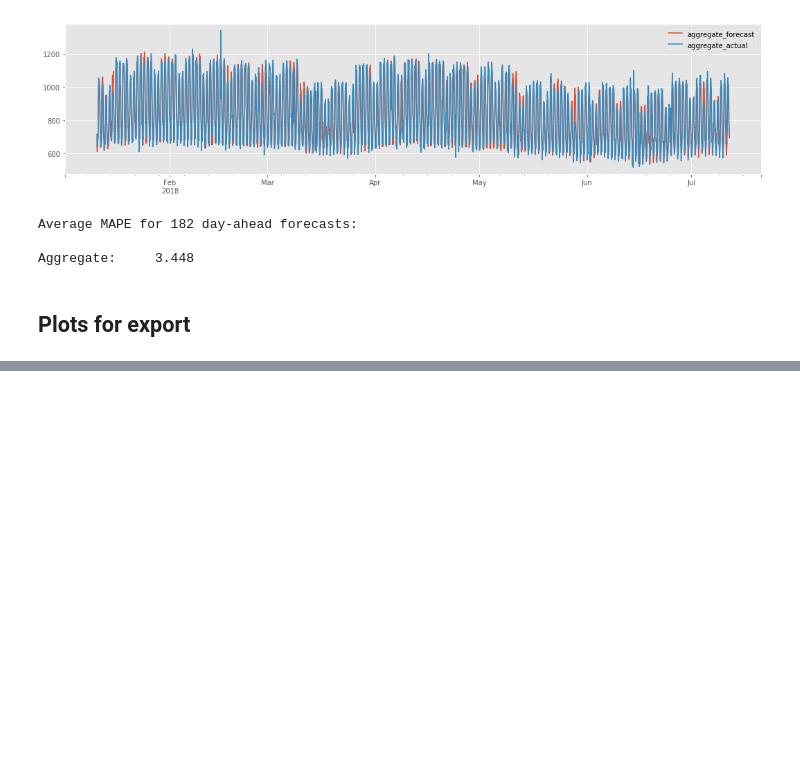
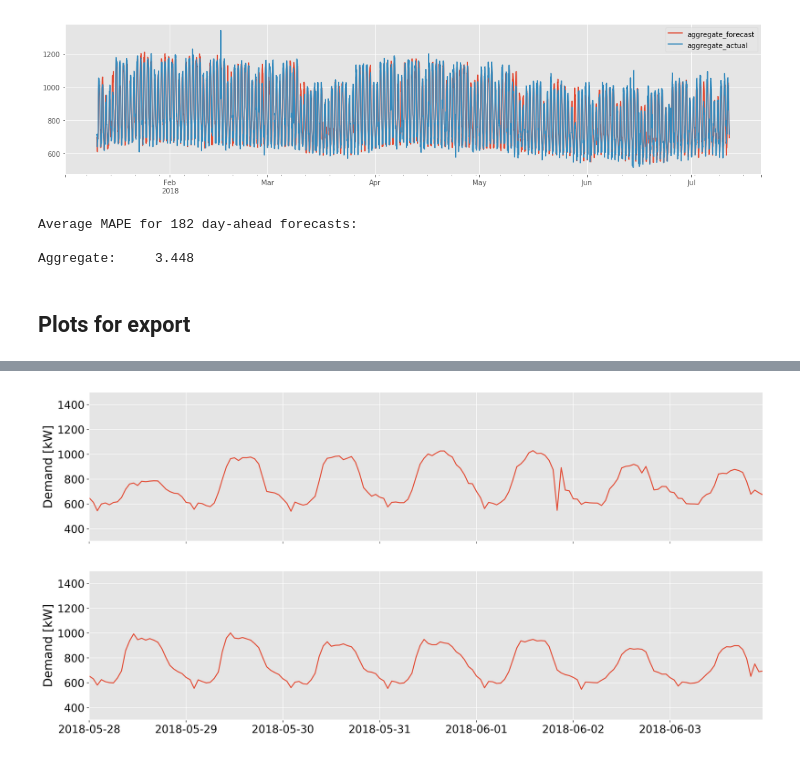
Before and after one commit to kevinkoste/university-load-forecasting, a Jupyter notebook: prediction/SARIMA.ipynb, the cells around one changed output, grey strips where cells are left out. Drawn from its saved outputs; the diff is of its cells as text; code cells hidden in the pictures; blank space fills up the shorter version.

```diff
--- a/prediction/SARIMA.ipynb
+++ b/prediction/SARIMA.ipynb
@@ -198,0 +218,27 @@ results['cluster3_forecast'].plot()
+# %%
+# unused subplots template
+
+fig, [ax1,ax2] = plt.subplots(nrows=2,ncols=1,figsize=(18,9),dpi=400,sharex=True)
+
+ax1.plot(results.index,results['aggregate_actual'].values)
+ax1.set_ylabel('Demand [kW]',color='k',size=18)
+ax1.set_ylim(300,1500)
+ax1.tick_params(axis='y',colors='k',labelsize=16)
+
+ax2.plot(results.index,results['aggregate_forecast'].values)
+ax2.set_ylabel('Demand [kW]',color='k',size=18)
+ax2.set_ylim(300,1500)
+ax2.tick_params(axis='y',colors='k',labelsize=16)
+
+# ax2.set_xlim('2018-02-01 00:00:00', '2018-02-28 23:00:00')
+# ax2.set_xlim('2018-03-01 00:00:00', '2018-03-31 23:00:00')
+# ax2.set_xlim('2018-04-01 00:00:00', '2018-04-30 23:00:00')
+# ax2.set_xlim('2018-05-01 00:00:00', '2018-05-31 23:00:00')
+ax2.set_xlim('2018-05-28 00:00:00', '2018-06-03 23:00:00')
+# ax2.set_xlim('2018-06-01 00:00:00', '2018-06-20 23:00:00')
+
+# x_tick_labels = ['January','February','March','April','May','June','July','August']
+# ax2.set_xticklabels(x_tick_labels)
+ax2.tick_params(axis='x',colors='k',labelsize=16)
+# %% [output]
+[figure, added]
```
Also changed, not shown: parts of 3 cells of this notebook, 3 other files.
